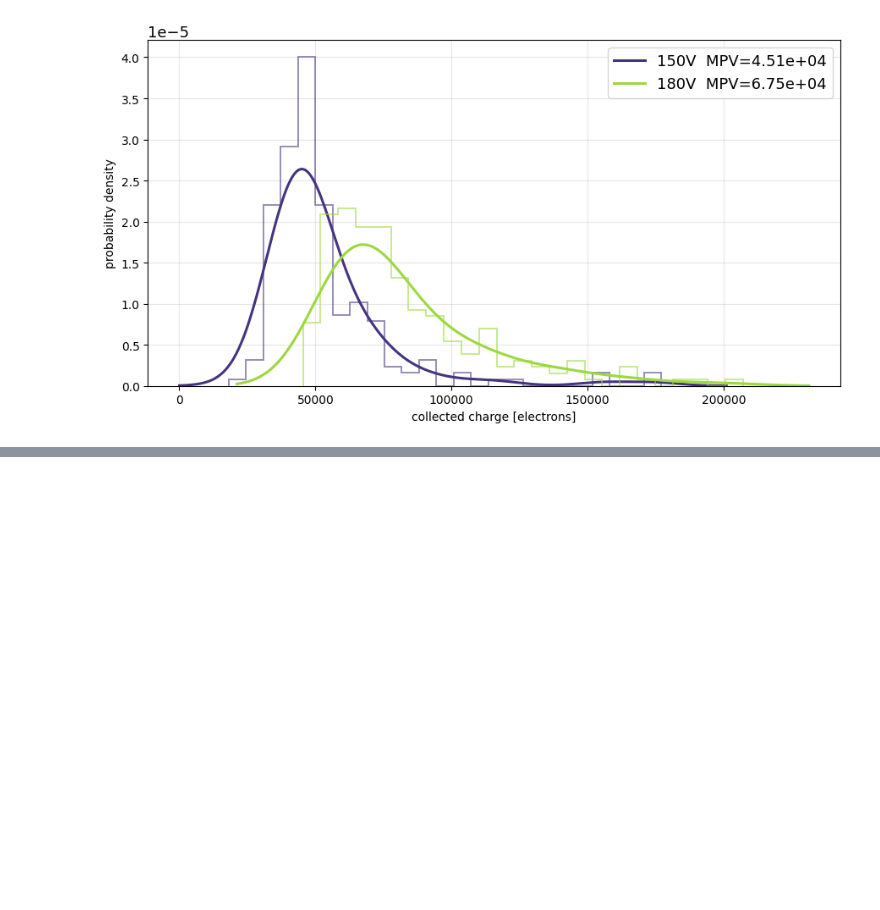
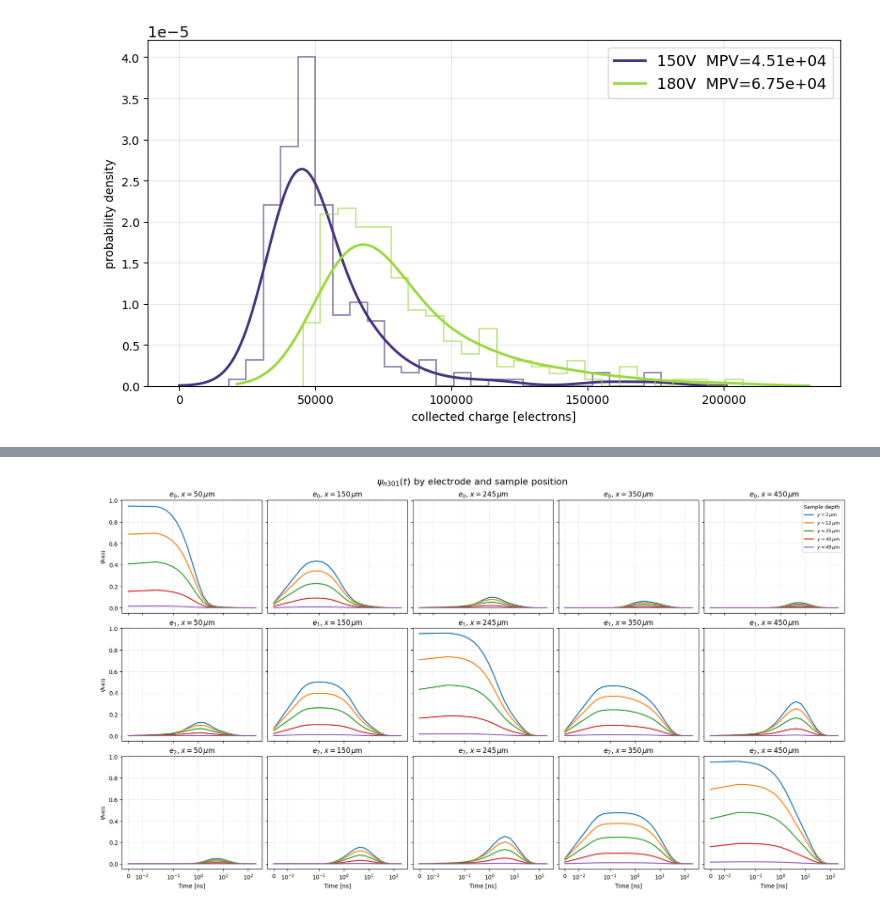
Before and after one commit to ahaines561/Garfieldpp-analysis, a Jupyter notebook: main.ipynb, the cells around one changed output, grey strips where cells are left out. Saved outputs shown, nothing was run; the diff lists cells and outputs as text; code cells hidden in the pictures; blank space fills up the shorter version.

```diff
--- a/main.ipynb
+++ b/main.ipynb
@@ -1106,5 +1129,5 @@ plt.show()
 # %%
-WEIGHTING_DIR = Path("w(x,t)_dump")
+WEIGHTING_DIR = Path("w(x,t)_dump2")
 WEIGHTING_PATTERN = "weighting_300V_t*.csv"
 STRIP_COLUMNS = ["strip0_psi", "strip1_psi", "strip2_psi"]
 COMBINED_GIF_NAME = "w(x,t)_300V.gif"
@@ -1384,0 +1395,13 @@ Saved w(x,t)_dump\w(x,t)_300V_combined.gif
+# %%
+POSITION_SCAN_FILES = Path("position_scan_files")
+
+POSITION_SCAN_FILES = {
+    "R_sheet = 1078 Ω/□, ox_nm = 100 nm":
+        "POSITION_SCAN_FILES/position_scan_R1078_100nm.csv",
+
+    "R_sheet = 300 Ω/□, ox_nm = 400 nm":
+        "POSITION_SCAN_FILES/position_scan_R300_400nm.csv",
+
+    "R_sheet = 4000 Ω/□, ox_nm = 50 nm":
+        "POSITION_SCAN_FILES/position_scan_R4000_50nm.csv",
+}
@@ -1384,0 +1656,76 @@ Saved w(x,t)_dump\w(x,t)_300V_combined.gif
+# %%
+PSI_FILE = Path("psi_n301.csv")
+if not PSI_FILE.exists():
+    PSI_FILE = Path("main-input/psi_n301.csv")
+
+psi = pd.read_csv(PSI_FILE)
+t_ns = psi["t_ns"].to_numpy(dtype=float)
+
+pattern = re.compile(r"e(?P<electrode>\d+)_x(?P<x>\d+)_y(?P<y>\d+)")
+records = []
+
+for column in psi.columns:
+    match = pattern.fullmatch(column)
+    if match:
+        records.append(
+            {
+                "column": column,
+                "electrode": int(match.group("electrode")),
+                "x_um": int(match.group("x")),
+                "y_um": int(match.group("y")),
+            }
+        )
+
+electrodes = sorted({record["electrode"] for record in records})
+x_positions = sorted({record["x_um"] for record in records})
+y_positions = sorted({record["y_um"] for record in records})
+
+fig, axes = plt.subplots(
+    len(electrodes),
+    len(x_positions),
+    figsize=(18, 10),
+    sharex=True,
+    sharey=True,
+    constrained_layout=True,
+)
+
+for row, electrode in enumerate(electrodes):
+    for col, x_um in enumerate(x_positions):
+        ax = axes[row, col]
+
+        for y_um in y_positions:
+            column = f"e{electrode}_x{x_um}_y{y_um}"
+
+            if column in psi:
+                ax.plot(
+                    t_ns,
+                    psi[column].to_numpy(dtype=float),
+                    linewidth=1.8,
+                    label=rf"$y={y_um}\,\mu$m",
+                )
+
+        ax.set_xscale("symlog", linthresh=0.02)
+        ax.grid(True, alpha=0.35, linestyle="--")
+        ax.set_title(rf"$e_{electrode}$, $x={x_um}\,\mu$m")
+
+        if col == 0:
+            ax.set_ylabel(r"$\psi_{n601}$")
+
+        if row == len(electrodes) - 1:
+            ax.set_xlabel(r"Time [ns]")
+
+axes[0, -1].legend(
+    title="Sample depth",
+    fontsize=8,
+    title_fontsize=9,
+    loc="upper right",
+)
+
+fig.suptitle(
+    r"$\psi_{n301}(t)$ by electrode and sample position",
+    fontsize=16,
+)
+
+plt.show()
+# %% [output]
+[figure, added]
```
Also changed, not shown: parts of 9 cells of this notebook, 2 other files.
